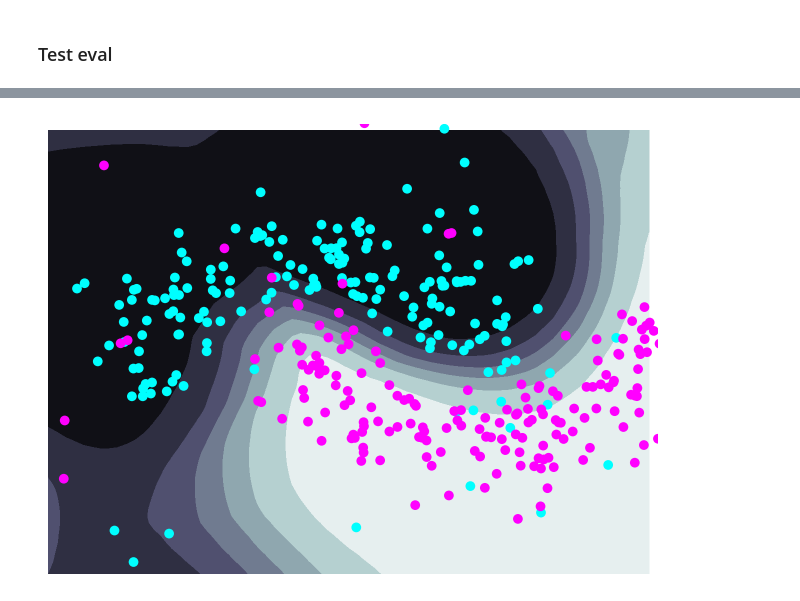
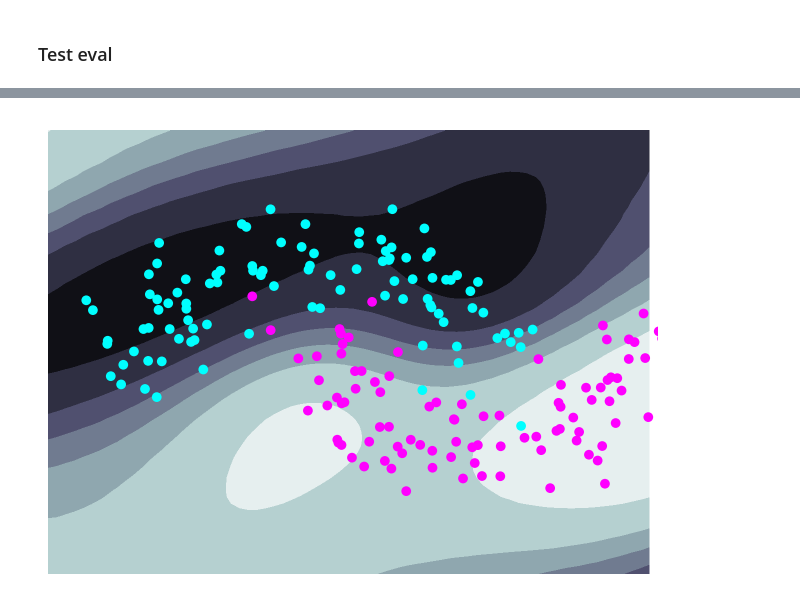
Before and after one commit to gerdm/weighted-likelihood-filter, a Jupyter notebook: experiments/robust-bern.ipynb, the cells around one changed output, grey strips where cells are left out. Cells and saved outputs as stored; diff of their text form; code cells hidden in the pictures.

```diff
--- a/experiments/robust-bern.ipynb
+++ b/experiments/robust-bern.ipynb
@@ -29,6 +25,7 @@ key_train, key_corrupt, key_pos = jax.random.split(key, 3)
 # %%
 n_samples = 400
 n_test = 200
+
 data = make_moons(n_samples=n_samples, noise=0.2, random_state=314)
 data_test = make_moons(n_samples=n_test, noise=0.2, random_state=271)
 X, y = jax.tree_map(jnp.array, data)
@@ -45,12 +42,13 @@ y_test = y_test.astype(float)
 # y = y.astype(float).argmax(axis=0)
 
 
-corrupt_map = jax.random.uniform(key_corrupt, shape=y.shape) < 0.15
-corrupt_vals = jax.random.uniform(key_pos, shape=X.shape, minval=-2, maxval=3.0)
+corrupt_map = jax.random.uniform(key_corrupt, shape=y.shape) < 0.3
+corrupt_pos = jax.random.uniform(key_pos, shape=X.shape, minval=-1.5, maxval=2.5)
+corrupt_vals = jax.random.bernoulli(key_val, shape=y.shape).astype(int)
 corrupt_where = jnp.where(corrupt_map)
 
-X = X.at[corrupt_where].set(corrupt_vals[corrupt_where])
-y = y.at[corrupt_where].set(1 - y[corrupt_where])
+X = X.at[corrupt_where].set(corrupt_pos[corrupt_where])
+y = y.at[corrupt_where].set(corrupt_vals[corrupt_where])
 
 
 plt.scatter(*X.T, c=y)
@@ -61,12 +61,13 @@ plt.scatter(*X.T, c=y)
 class MLP(nn.Module):
     @nn.compact
     def __call__(self, x):
-        x = nn.Dense(50)(x)
+        x = nn.Dense(10)(x)
         x = jnp.sin(x)
         # x = nn.relu(x)
-        x = nn.Dense(50)(x)
-        x = nn.relu(x)
-        # x = jnp.sin(x)
+        x = nn.Dense(10)(x)
+        x = jnp.sin(x)
+        # x = nn.relu(x)
+
         x = nn.Dense(1)(x)
         return x # Eta
 
@@ -74,4 +75,8 @@ model = MLP()
 params = model.init(key, X)
 # %% [markdown]
 # Vanilla filter
+# %%
+def callback(bel, bel_pred, y, x, agent):
+    yhat = jax.nn.sigmoid(agent.link_fn(bel_pred.mean, x))
+    return yhat
 # %%
@@ -130,4 +139,6 @@ agent = rf.RobustBernoulliFilter(
 
 # bel_init = agent.init_bel(params, cov=2.5)
 bel_init = agent.init_bel(params, cov=0.5)
-bel, bel_hist = agent.scan(bel_init, y, X)
+
+cfn = partial(callback, agent=agent)
+bel, hist = agent.scan(bel_init, y, X, callback_fn=cfn)
@@ -152,18 +165,18 @@ Array(0.96999997, dtype=float32)
 # %%
 XX = np.mgrid[-1.5:2:0.05, -1.5:2:0.05]
 
 Xeval = einops.rearrange(XX, "d x y -> x y d")
 
 Z = agent.link_fn(bel.mean, Xeval).squeeze()
 mean_Z = agent.mean(Z)
 
 plt.contourf(*XX, mean_Z, cmap="bone")
 # plt.contour(*XX, mean_Z > 0.5, colors="black", linestyles="--")
-plt.scatter(*np.array(X).T, c=y, cmap="cool")
+plt.scatter(*np.array(X_test).T, c=y_test, cmap="cool")
 
 plt.ylim(-1.5, 2)
 plt.xlim(-1.5, 2)
 plt.axis("off")
 plt.tight_layout()
 # %% [output]
-[figure, old version]
+[figure, new version]
```
Also changed, not shown: parts of 33 cells of this notebook.
